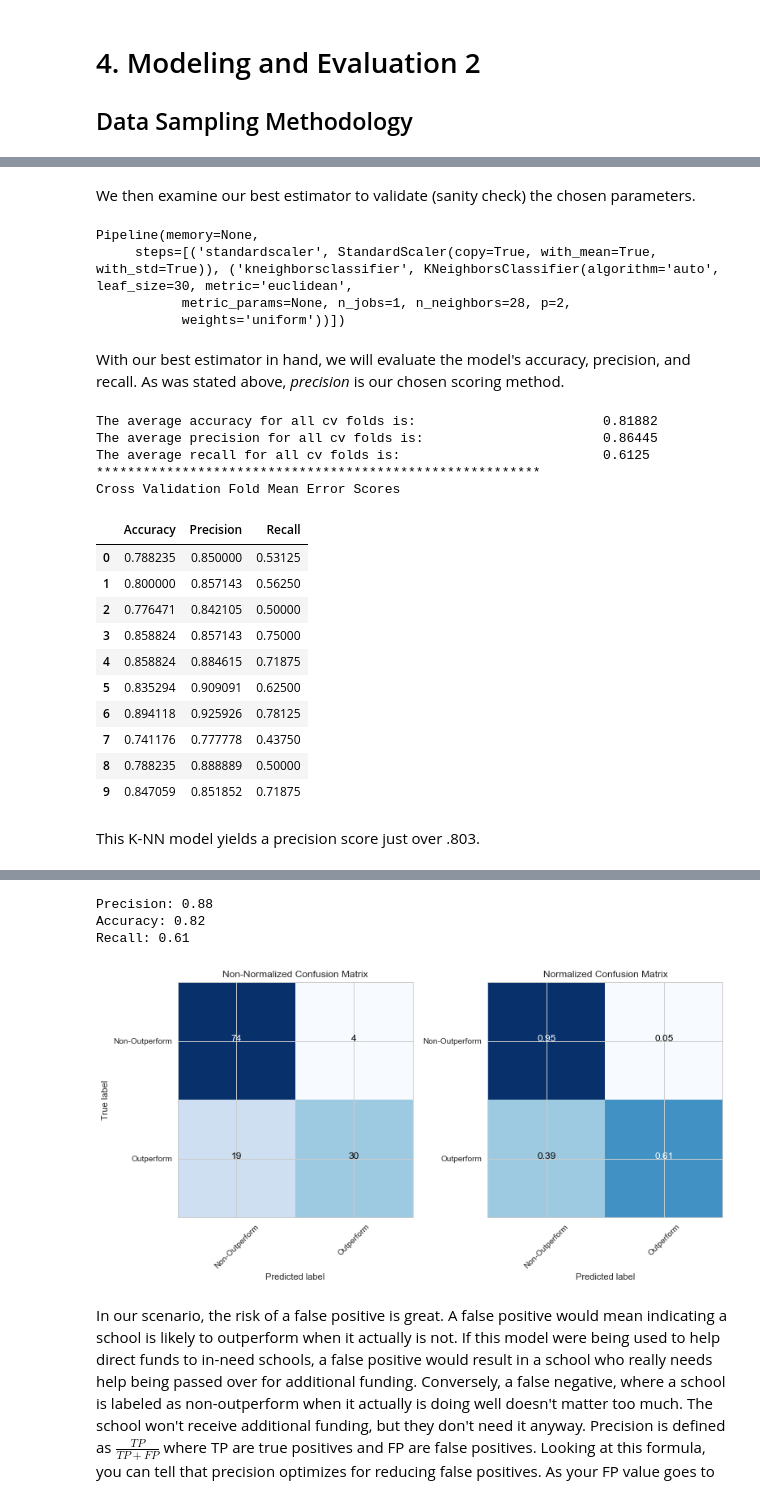
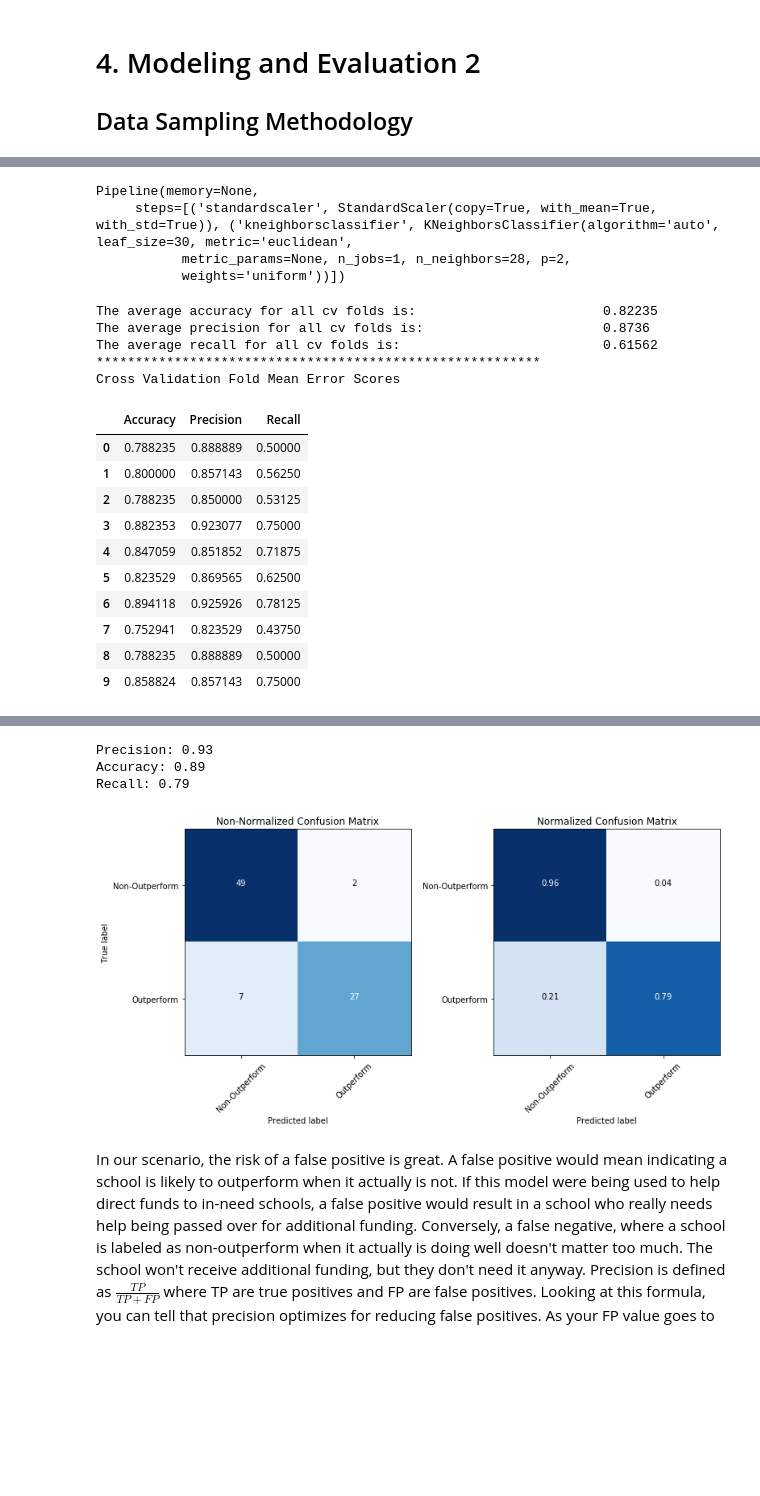
Before and after one commit to jeffweltman/MSDS7331, a Jupyter notebook: Lab 2 - Working/MSDS 7331 - Lab 2 - KassofWeltmanDickens.ipynb, the cells around one changed output, grey strips where cells are left out. Cells and saved outputs as stored; diff of their text form; code cells hidden in the pictures; blank space fills up the shorter version.

```diff
--- a/Lab 2 - Working/MSDS 7331 - Lab 2 - KassofWeltmanDickens.ipynb
+++ b/Lab 2 - Working/MSDS 7331 - Lab 2 - KassofWeltmanDickens.ipynb
@@ -186,0 +261,5 @@ X_Class=x = hs_2017.drop(columns = ['nc_district', 'sat_high_level', "sat_avg_sc
+# %%
+#Divide data into test and training splits
+from sklearn.model_selection import StratifiedShuffleSplit
+
+cv_class = StratifiedShuffleSplit(n_splits=10, test_size=0.20, random_state=0)
@@ -188,18 +283 @@ X_Class=x = hs_2017.drop(columns = ['nc_district', 'sat_high_level', "sat_avg_sc
 Logistic Regression is a common form of classification for dichotomous variables.  It performs the predictive analysis by estimating the log odds of an event and assigning a binary 1 or 0 dependant upon those log odds.  For logistic regression to effectively classify these values the data shouldn't contain large outliers and no multicollinearity should be present amongst the predictors.
-# %%
-from sklearn.linear_model import LogisticRegression
-import matplotlib.pyplot as plt
-import seaborn as sns
-
-hs_2017 = pd.read_csv("https://github.com/jeffweltman/MSDS7331/raw/master/hs_2017.csv",index_col=0)
-
-sns.set(style="white")
-sns.set(style="whitegrid", color_codes=True)
-
-#Evaluate our variable to be predicted
-sns.countplot(x='sat_high_level',data=hs_2017, palette='hls')
-plt.xlabel('Number of Schools with a High SAT Score Level (>= 1080)')
-plt.ylabel('Count')
-plt.title('Distribution of High SAT Score Level Among North Carolina High Schools')
-plt.show()
-hs_2017['sat_high_level'].value_counts()
@@ -250,10 +301,10 @@ parameters = { 'logisticregression__penalty':['l2']
              }
 
 #Perform the grid search using accuracy as a metric during cross validation.
-grid = GridSearchCV(pipe, parameters, cv=cv, scoring='accuracy')
+grid = GridSearchCV(pipe, parameters, cv=cv_class, scoring='precision')
 
 #Use the best features from recursive feature elimination during the grid search
-grid.fit(X_highSchools, Y)
+grid.fit(X_class, Y_class)
 
 #display the best pipeline model identified during the grid search
 grid.best_estimator_
@@ -301,8 +349,6 @@ from sklearn.preprocessing import StandardScaler
 from sklearn.model_selection import StratifiedShuffleSplit
 import warnings
 warnings.filterwarnings('ignore')
-
-class_cv = StratifiedShuffleSplit(n_splits=10, test_size=0.20, random_state=0)
 
 knc = KNeighborsClassifier(n_neighbors=5)
 knn_pipe = make_pipeline(StandardScaler(), knc)
@@ -316,9 +362,9 @@ knn_parameters = {'kneighborsclassifier__n_neighbors': k_range,'kneighborsclassi
 
 #Create a grid search object using the defined parameters
 
-kGridSearch = GridSearchCV(knn_pipe,param_grid=knn_parameters,n_jobs=4,verbose=1,cv=class_cv,scoring='precision')
+kGridSearch = GridSearchCV(knn_pipe,param_grid=knn_parameters,n_jobs=4,verbose=1,cv=cv_class,scoring='precision')
 
 #Perform hyperparameter search to find the best combination of parameters for our data
-kGridSearch.fit(X_Class, Y_Class)
+kGridSearch.fit(X_class, Y_class)
 # %% [output]
 Fitting 10 folds for each of 290 candidates, totalling 2900 fits
@@ -338,8 +384,6 @@ GridSearchCV(cv=StratifiedShuffleSplit(n_splits=10, random_state=0, test_size=0.
        param_grid={'kneighborsclassifier__n_neighbors': [1, 2, 3, 4, 5, 6, 7, 8, 9, 10, 11, 12, 13, 14, 15, 16, 17, 18, 19, 20, 21, 22, 23, 24, 25, 26, 27, 28, 29], 'kneighborsclassifier__weights': [' ...
        pre_dispatch='2*n_jobs', refit=True, return_train_score='warn',
        scoring='precision', verbose=1)
-# %% [markdown]
-We then examine our best estimator to validate (sanity check) the chosen parameters.
 # %%
 #Diplay the top model parameters
 # kGridSearch.best_params_
@@ -349,29 +393,25 @@ Pipeline(memory=None,
      steps=[('standardscaler', StandardScaler(copy=True, with_mean=True, with_std=True)), ('kneighborsclassifier', KNeighborsClassifier(algorithm='auto', leaf_size=30, metric='euclidean',
            metric_params=None, n_jobs=1, n_neighbors=28, p=2,
            weights='uniform'))])
-# %% [markdown]
-With our best estimator in hand, we will evaluate the model's accuracy, precision, and recall. As was stated above, *precision* is our chosen scoring method.
 # %%
-EvaluateClassifierEstimator(kGridSearch.best_estimator_, X_Class, Y_Class, class_cv)
+EvaluateClassifierEstimator(kGridSearch.best_estimator_, X_class, Y_class, cv_class)
 # %% [output]
-The average accuracy for all cv folds is:                        0.81882
-The average precision for all cv folds is:                       0.86445
-The average recall for all cv folds is:                          0.6125
+The average accuracy for all cv folds is:                        0.82235
+The average precision for all cv folds is:                       0.8736
+The average recall for all cv folds is:                          0.61562
 *********************************************************
 Cross Validation Fold Mean Error Scores
 |  | Accuracy | Precision | Recall |
-| 0 | 0.788235 | 0.850000 | 0.53125 |
+| 0 | 0.788235 | 0.888889 | 0.50000 |
 | 1 | 0.800000 | 0.857143 | 0.56250 |
-| 2 | 0.776471 | 0.842105 | 0.50000 |
-| 3 | 0.858824 | 0.857143 | 0.75000 |
-| 4 | 0.858824 | 0.884615 | 0.71875 |
-| 5 | 0.835294 | 0.909091 | 0.62500 |
+| 2 | 0.788235 | 0.850000 | 0.53125 |
+| 3 | 0.882353 | 0.923077 | 0.75000 |
+| 4 | 0.847059 | 0.851852 | 0.71875 |
+| 5 | 0.823529 | 0.869565 | 0.62500 |
 | 6 | 0.894118 | 0.925926 | 0.78125 |
-| 7 | 0.741176 | 0.777778 | 0.43750 |
+| 7 | 0.752941 | 0.823529 | 0.43750 |
 | 8 | 0.788235 | 0.888889 | 0.50000 |
-| 9 | 0.847059 | 0.851852 | 0.71875 |
+| 9 | 0.858824 | 0.857143 | 0.75000 |
-# %% [markdown]
-This K-NN model yields a precision score just over .803.
 # %% [markdown]
 ### Random Forest
 
@@ -396,36 +436,36 @@ from sklearn.ensemble import RandomForestClassifier
 from sklearn.metrics import precision_score, accuracy_score, confusion_matrix, recall_score, f1_score
 
 import numpy as np
 import pandas as pd
 
 # Generate a 60/40 training/test split of data
-X_train, X_test, y_train, y_test = train_test_split(x, y, test_size=0.3, random_state=0)
+X_train, X_test, y_train, y_test = train_test_split(X_class, Y_class, test_size=0.2, random_state=0)
 # Generate & train instance of RandomForest classifier
 rf = RandomForestClassifier(random_state=42)
 rf.fit(X_train, y_train)
 # Print classification metrics & confusion matrix (normalized & non)
 print("Precision: %0.2f" % precision_score(y_test, rf.predict(X_test)))
 print("Accuracy: %0.2f" % accuracy_score(y_test, rf.predict(X_test)))
 print("Recall: %0.2f" % recall_score(y_test, rf.predict(X_test)))
 
 rf_precision = precision_score(y_test, rf.predict(X_test))
 rf_recall = recall_score(y_test, rf.predict(X_test))
 rf_accuracy = accuracy_score(y_test, rf.predict(X_test))
 
 # Calc and plot confusion matrices
 cm = confusion_matrix(y_test, rf.predict(X_test))
 plt.figure(figsize = (11, 6))
 plt.subplot(1, 2, 1)
 plot_confusion_matrix(cm, ['Non-Outperform', 'Outperform'])
 plt.title("Non-Normalized Confusion Matrix")
 plt.subplot(1, 2, 2)
 plot_confusion_matrix(cm, ['Non-Outperform', 'Outperform'], normalize=True)
 plt.title("Normalized Confusion Matrix")
 plt.ylabel("")
 plt.show()
 # %% [output]
-Precision: 0.88
-Accuracy: 0.82
-Recall: 0.61
+Precision: 0.93
+Accuracy: 0.89
+Recall: 0.79
-[figure, old version]
+[figure, new version]
 # %% [markdown]
```
Also changed, not shown: parts of 75 cells of this notebook, 1 other file.
